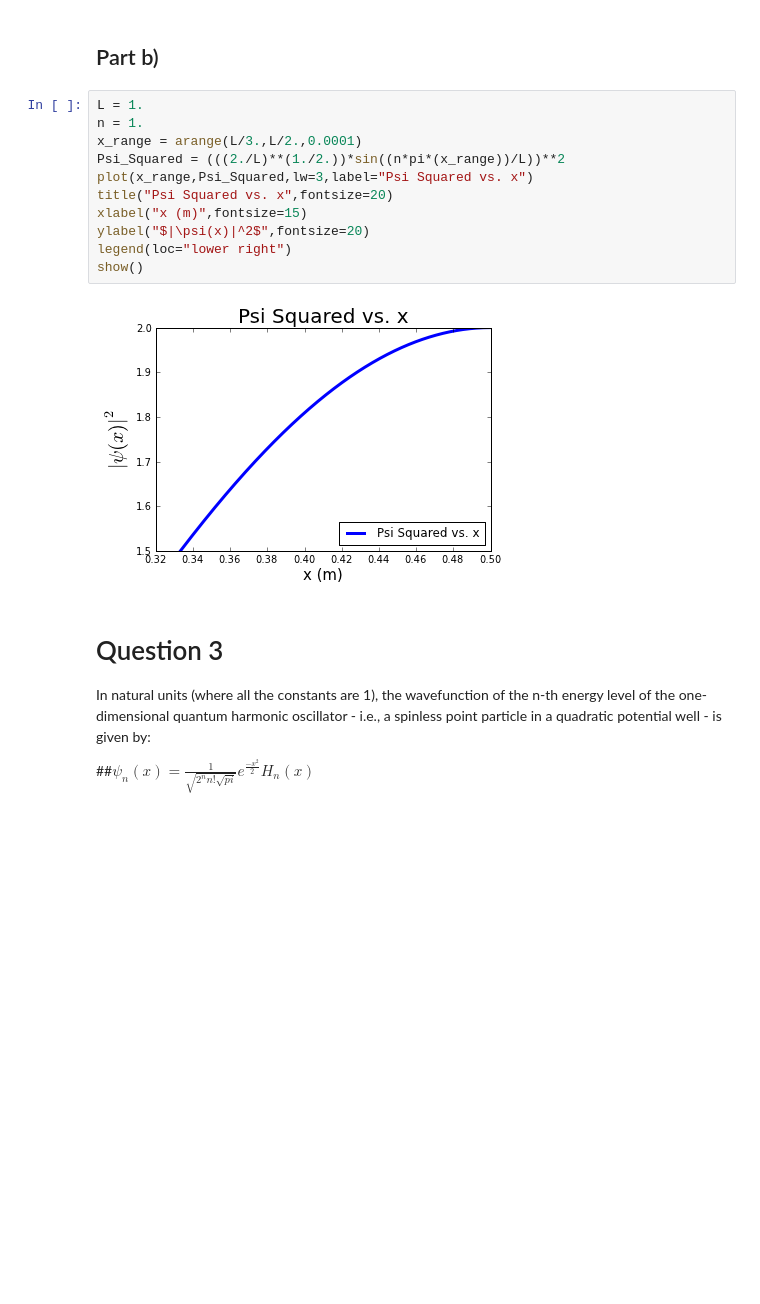
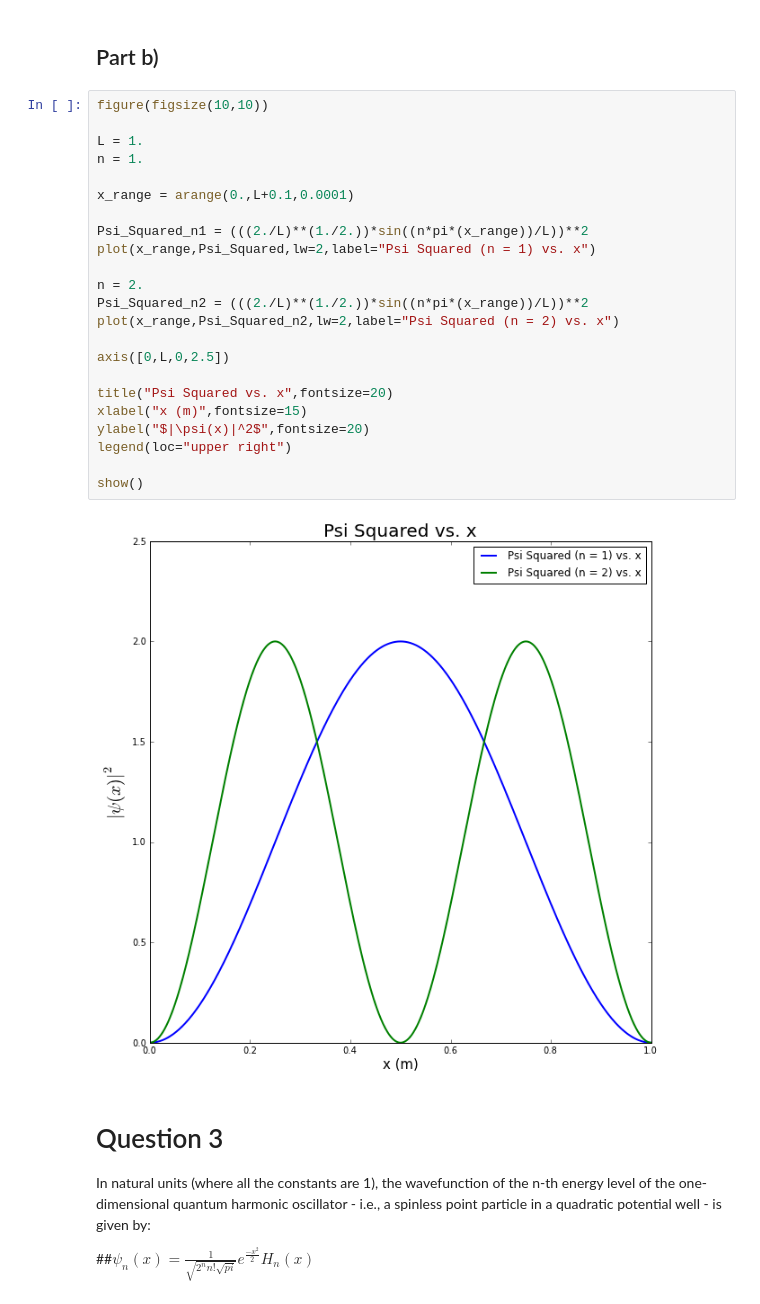
Before and after one commit to dcrose/PHYS202-S13, a Jupyter notebook: Week5/IntegrationEx4.ipynb, the cells around one changed output. Drawn from its saved outputs; the diff is of its cells as text; blank space fills up the shorter version.

```diff
--- a/Week5/IntegrationEx4.ipynb
+++ b/Week5/IntegrationEx4.ipynb
@@ -90,18 +93,30 @@ print I
 Part b)
 -
 # %%
+figure(figsize(10,10))
+
 L = 1.
 n = 1.
-x_range = arange(L/3.,L/2.,0.0001)
-Psi_Squared = (((2./L)**(1./2.))*sin((n*pi*(x_range))/L))**2
-plot(x_range,Psi_Squared,lw=3,label="Psi Squared vs. x")
+
+x_range = arange(0.,L+0.1,0.0001)
+
+Psi_Squared_n1 = (((2./L)**(1./2.))*sin((n*pi*(x_range))/L))**2
+plot(x_range,Psi_Squared,lw=2,label="Psi Squared (n = 1) vs. x")
+
+n = 2.
+Psi_Squared_n2 = (((2./L)**(1./2.))*sin((n*pi*(x_range))/L))**2
+plot(x_range,Psi_Squared_n2,lw=2,label="Psi Squared (n = 2) vs. x")
+
+axis([0,L,0,2.5])
+
 title("Psi Squared vs. x",fontsize=20)
 xlabel("x (m)",fontsize=15)
 ylabel("$|\psi(x)|^2$",fontsize=20)
-legend(loc="lower right")
+legend(loc="upper right")
+
 show()
 # %% [output]
-[figure, old version]
+[figure, new version]
 # %% [markdown]
 Question 3
 =
```
Also changed, not shown: parts of 11 cells of this notebook.
